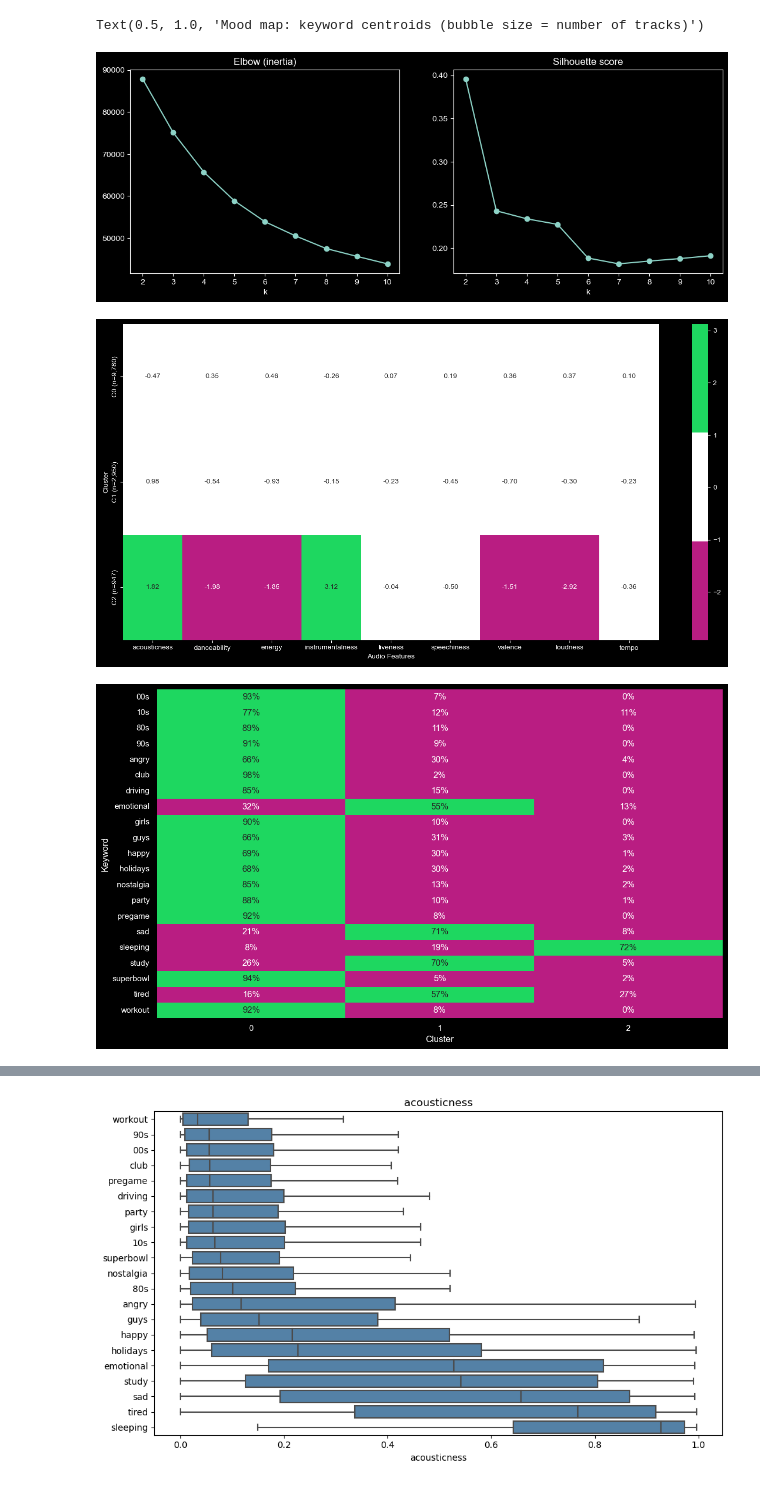
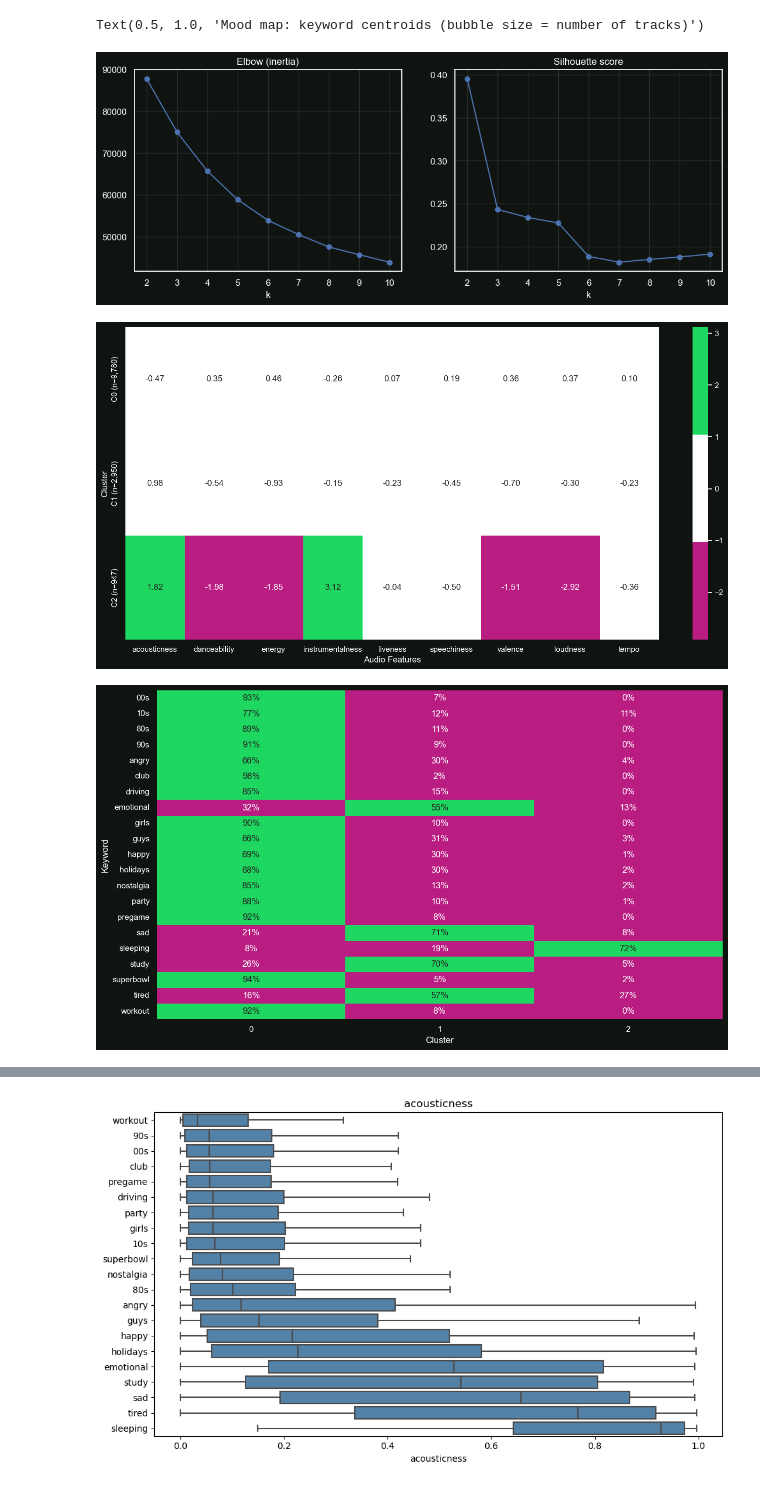
Before and after one commit to jjmecca/DiDa-425-Spotify-Data-Journalism-Project, a Jupyter notebook: clustering graph.ipynb, the cells around one changed output, grey strips where cells are left out. Saved outputs shown, nothing was run; the diff lists cells and outputs as text; code cells hidden in the pictures.

```diff
--- a/clustering graph.ipynb
+++ b/clustering graph.ipynb
@@ -76,21 +76,8 @@ share = pd.crosstab(
     normalize="index"
 )
 
-sns.set_theme(
-    style="darkgrid",  # Sets up clean gridlines and removes spines
-    rc={
-        "figure.facecolor": "#101410",  # Outer border background
-        "axes.facecolor": "#101410",    # Inner plot background
-        "text.color": "white",          # Title color
-        "axes.labelcolor": "white",     # X and Y axis label colors
-        "xtick.color": "white",         # X-axis tick numbers
-        "ytick.color": "white",         # Y-axis tick numbers
-        "grid.color": "#2a2e2a"         # Subtle gridlines that stand out against #101410
-    }
-)
 
-
-plt.figure(figsize=(12, 7), facecolor="black")
+plt.figure(figsize=(12, 7), facecolor="#101410")
 
 sns.heatmap(
     share,
@@ -102,35 +89,35 @@ sns.heatmap(
     cbar=False
 )
 
 
 plt.xlabel("Cluster")
 plt.ylabel("Keyword")
 plt.tight_layout()
 
 
 
 plt.figure(figsize=(11, 9))
 bg = df_kw.dropna(subset=["valence", "energy"])
 plt.scatter(bg.valence, bg.energy, s=6, alpha=0.12, color="grey")
 cent = df_kw.groupby("keyword")[["valence", "energy"]].mean()
 size = df_kw.groupby("keyword").size()
 plt.scatter(cent.valence, cent.energy, s=size / size.max() * 600 + 40, c="crimson", alpha=0.8,
             edgecolor="white")
 for kw, r in cent.iterrows():
     plt.annotate(kw, (r.valence, r.energy), xytext=(5, 5), textcoords="offset points", fontsize=10,
                  weight="bold")
 plt.axvline(0.5, color="k", ls=":", lw=1)
 plt.axhline(0.5, color="k", ls=":", lw=1)
 for txt, (x, y) in {"calm / sad": (0.02, 0.02), "calm / happy": (0.78, 0.02),
                     "intense / dark": (0.02, 0.95), "energetic / happy": (0.72, 0.95)}.items():
     plt.text(x, y, txt, fontsize=11, alpha=0.5, style="italic")
 plt.xlabel("valence (musical positivity)")
 plt.ylabel("energy")
 plt.title("Mood map: keyword centroids (bubble size = number of tracks)")
 # %% [output]
 Text(0.5, 1.0, 'Mood map: keyword centroids (bubble size = number of tracks)')
-[figure, old version]
+[figure, new version]
-[figure, old version]
+[figure, new version]
 [figure]
 [figure]
 # %%
```
Also changed, not shown: parts of 1 cell of this notebook.
